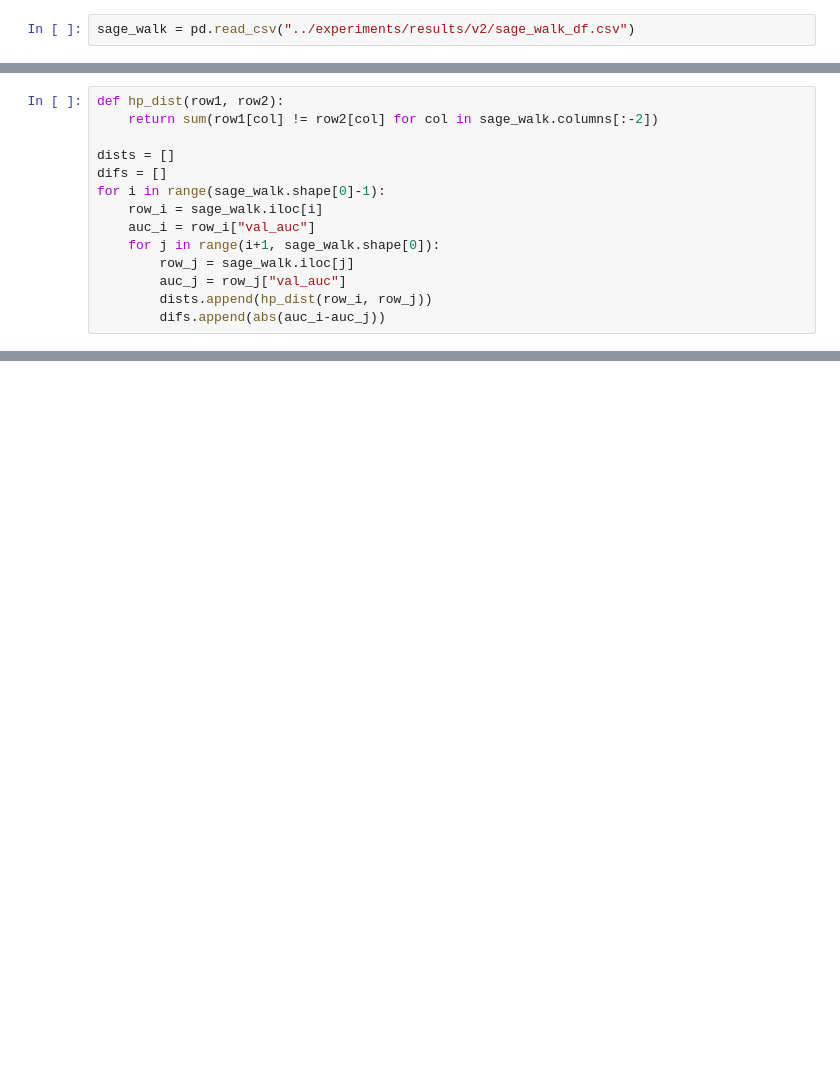
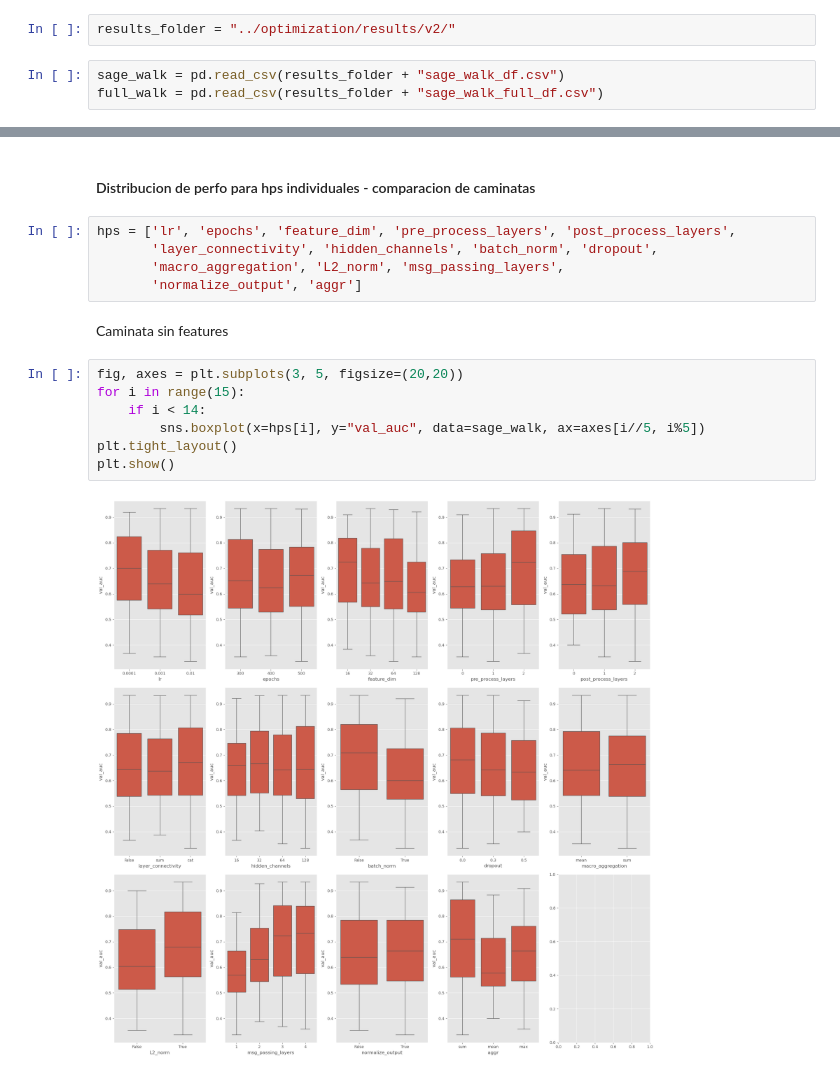
Before and after one commit to nyanovsky/tesis, a Jupyter notebook: exploration/sage_hp_analysis.ipynb, the cells around one changed output, grey strips where cells are left out. Drawn from its saved outputs; the diff is of its cells as text; blank space fills up the shorter version.

Commit message:
sage hp opt analysis

```diff
--- a/exploration/sage_hp_analysis.ipynb
+++ b/exploration/sage_hp_analysis.ipynb
@@ -9,2 +10,5 @@ import plotly
+# %%
+results_folder = "../optimization/results/v2/"
 # %%
-sage_walk = pd.read_csv("../experiments/results/v2/sage_walk_df.csv")
+sage_walk = pd.read_csv(results_folder + "sage_walk_df.csv")
+full_walk = pd.read_csv(results_folder + "sage_walk_full_df.csv")
@@ -31,14 +14,0 @@ sns.boxplot(x="epochs", y="val_auc", data=sage_walk)
-# %%
-def hp_dist(row1, row2):
-    return sum(row1[col] != row2[col] for col in sage_walk.columns[:-2])
-
-dists = []
-difs = []
-for i in range(sage_walk.shape[0]-1):
-    row_i = sage_walk.iloc[i]
-    auc_i = row_i["val_auc"]
-    for j in range(i+1, sage_walk.shape[0]):
-        row_j = sage_walk.iloc[j]
-        auc_j = row_j["val_auc"]
-        dists.append(hp_dist(row_i, row_j))
-        difs.append(abs(auc_i-auc_j))
@@ -62,0 +24,18 @@ plt.show()
+# %% [markdown]
+#### Distribucion de perfo para hps individuales - comparacion de caminatas
+# %%
+hps = ['lr', 'epochs', 'feature_dim', 'pre_process_layers', 'post_process_layers',
+       'layer_connectivity', 'hidden_channels', 'batch_norm', 'dropout',
+       'macro_aggregation', 'L2_norm', 'msg_passing_layers',
+       'normalize_output', 'aggr']
+# %% [markdown]
+Caminata sin features
+# %%
+fig, axes = plt.subplots(3, 5, figsize=(20,20))
+for i in range(15):
+    if i < 14:
+        sns.boxplot(x=hps[i], y="val_auc", data=sage_walk, ax=axes[i//5, i%5])
+plt.tight_layout()
+plt.show()
+# %% [output]
+[figure, added]
```
Also changed, not shown: parts of 26 cells of this notebook.
